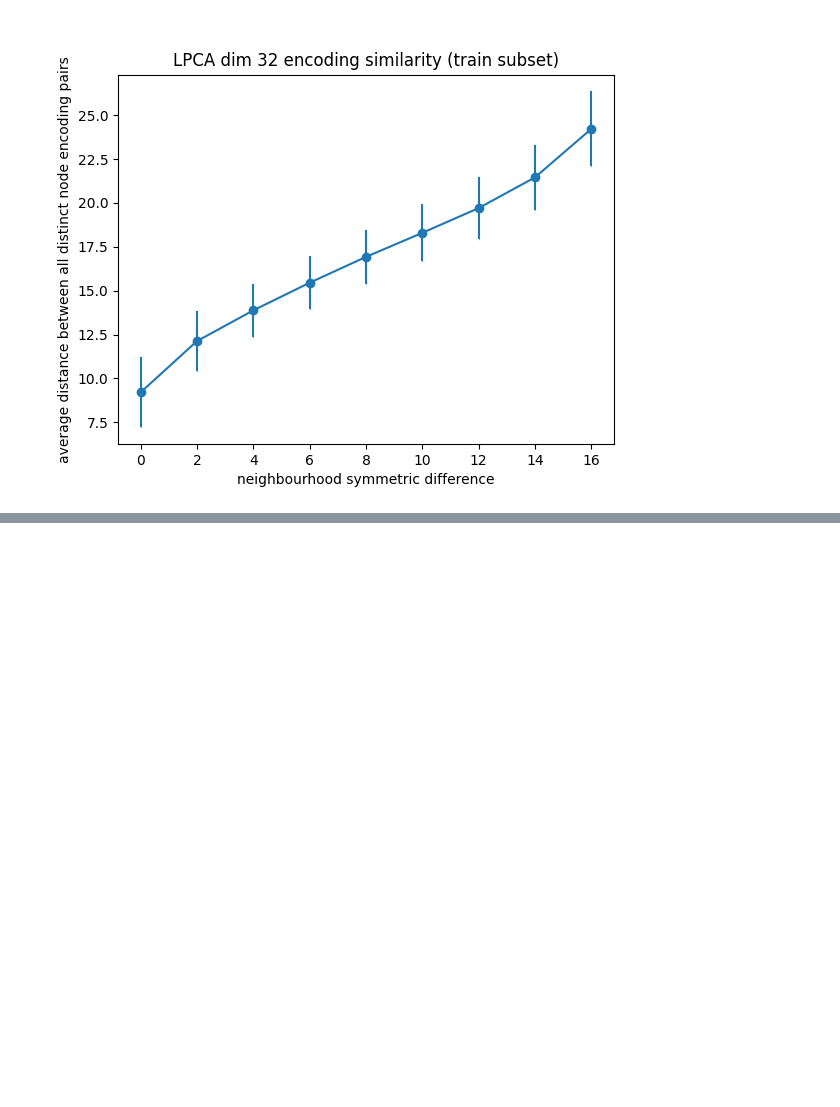
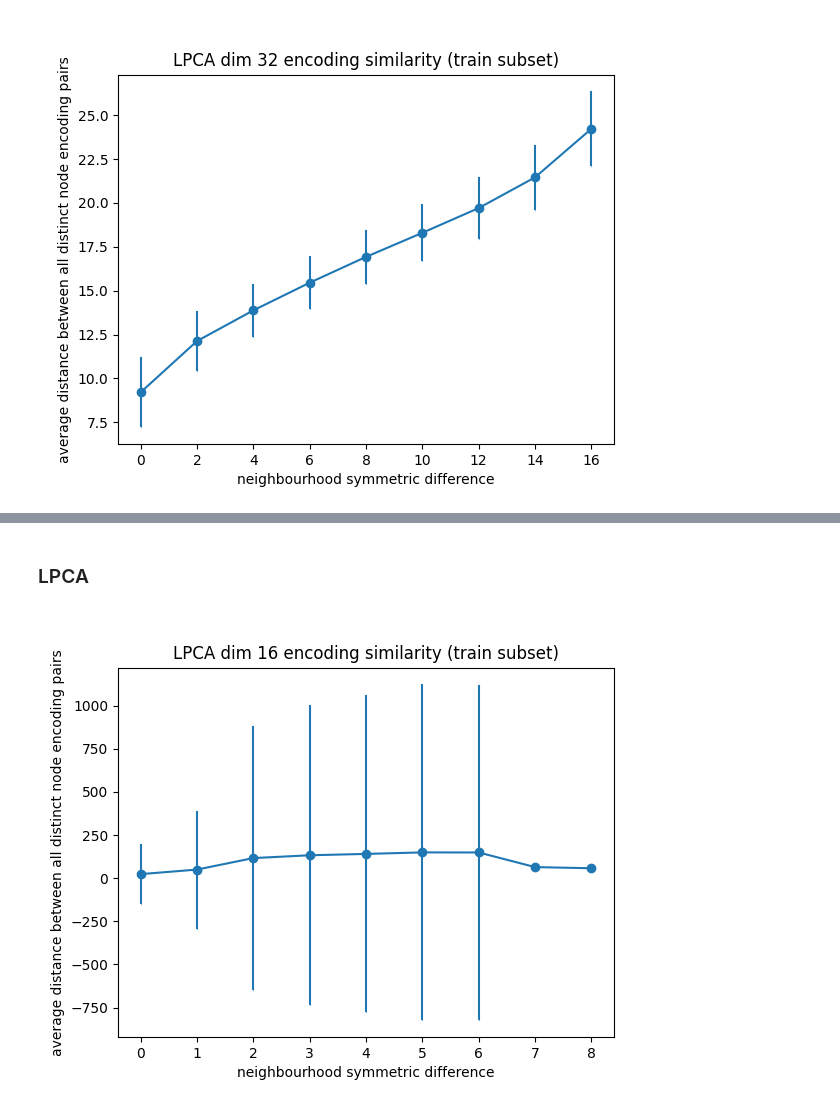
Before and after one commit to teriolx/binary-matrix-factorization, a Jupyter notebook: encoding_similarity.ipynb, the cells around one changed output, grey strips where cells are left out. Saved outputs shown, nothing was run; the diff lists cells and outputs as text; code cells hidden in the pictures; blank space fills up the shorter version.

```diff
--- a/encoding_similarity.ipynb
+++ b/encoding_similarity.ipynb
@@ -59,0 +74,7 @@ with Image.open(DIR_PATH + "cifar_sim.png") as i:
+# %% [markdown]
+### LPCA
+# %%
+with Image.open(DIR_PATH + "peptides_lpca.png") as i:
+	display(i)
+# %% [output]
+[figure, added]
```
Also changed, not shown: parts of 4 cells of this notebook, 3 other files.
